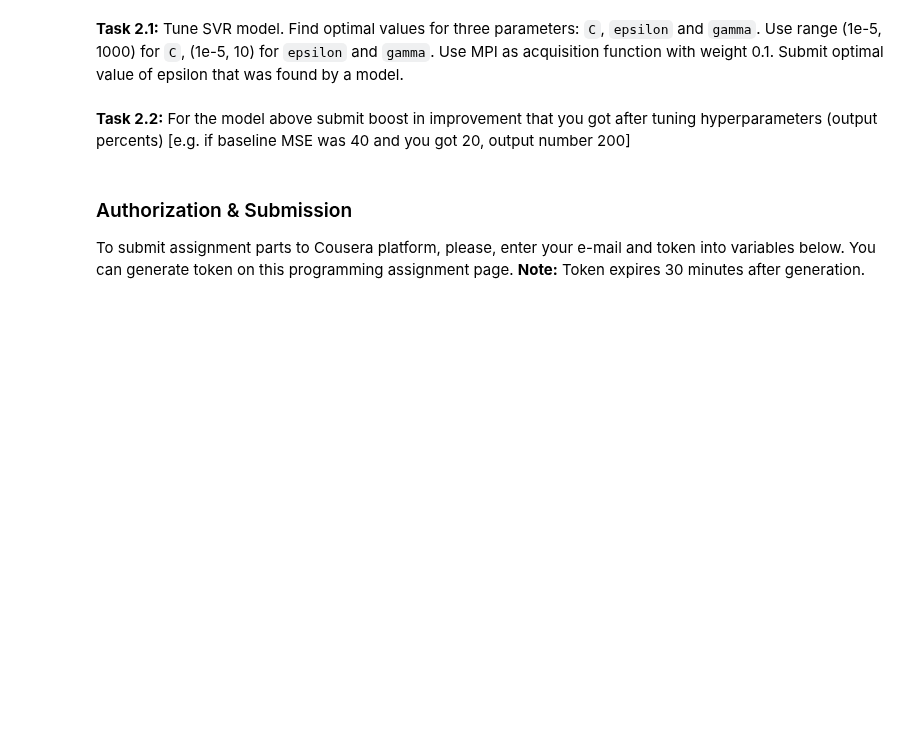
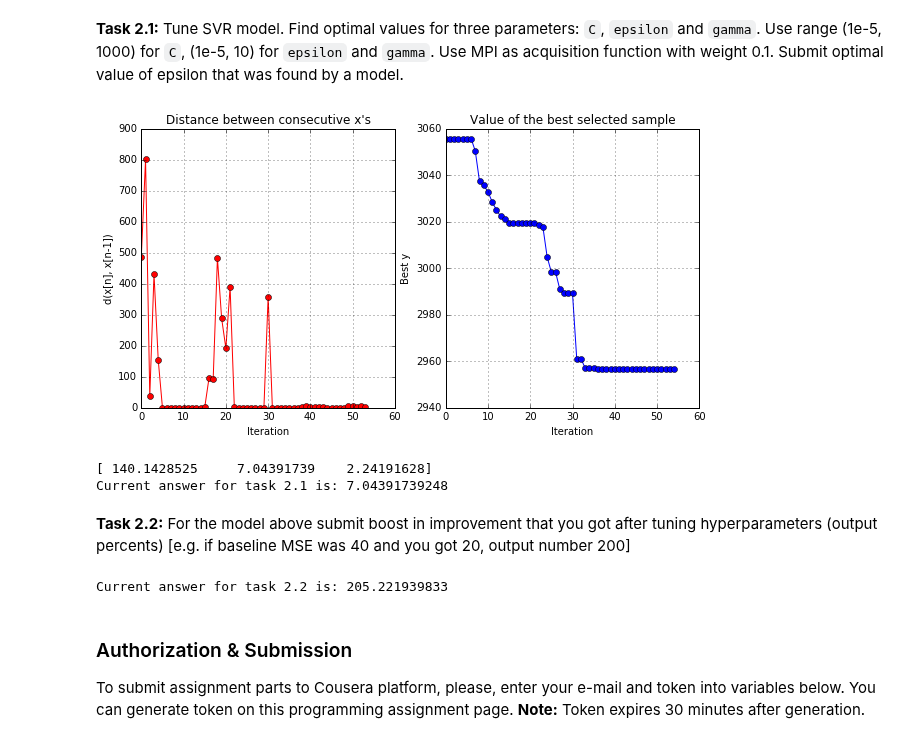
Before and after one commit to pmatthews91/BMMLExamples, a Jupyter notebook: Week6/Week6GPy.ipynb, the cells around one changed output. Cells and saved outputs as stored; diff of their text form; code cells hidden in the pictures; blank space fills up the shorter version.

Commit message:
Fixes for task 2 and submission

```diff
--- a/Week6/Week6GPy.ipynb
+++ b/Week6/Week6GPy.ipynb
@@ -258,41 +257,47 @@ We were able to get 9% boost wihtout tuning parameters by hand! Let's see if you
 # %%
 def f_SVR(parameters):
     parameters = parameters[0]
     score = -cross_val_score(
                 SVR(C=parameters[0],
                     epsilon=parameters[1],
                     gamma=parameters[2]),
                 X, y, scoring='neg_mean_squared_error').mean()
     score = np.array(score)
     return score
 
 baseline_SVR = -cross_val_score(SVR(), X, y, scoring='neg_mean_squared_error').mean()
 
 bounds_SVR = [
             {'name': 'C', 'type': 'continuous', 'domain': (1e-5, 1000)},
             {'name': 'epsilon', 'type': 'continuous', 'domain': (1e-5, 10)},
             {'name': 'gamma', 'type': 'continuous', 'domain': (1e-5, 10)}
          ]
 
 optimizer_SVR = GPyOpt.methods.BayesianOptimization(f=f_SVR, domain=bounds_SVR,
                                                 acquisition_type ='MPI',
-                                                acquisition_par = 0.1,
-                                                exact_eval=True)
+                                                acquisition_par = 0.1)
 
 max_iter_SVR = 50
 max_time_SVR = 60
 optimizer_SVR.run_optimization(max_iter_SVR, max_time_SVR)
 
 optimizer_SVR.plot_convergence()
 best_params = optimizer_SVR.X[np.argmin(optimizer_SVR.Y)]
+print(best_params)
+best_epsilon = best_params[1]
 
-best_epsilon = best_params[1]
 grader.submit_GPyOpt_1(best_epsilon)
+# %% [output]
+[figure, added]
+[ 140.1428525     7.04391739    2.24191628]
+Current answer for task 2.1 is: 7.04391739248
 # %% [markdown]
 <b>Task 2.2:</b> For the model above submit boost in improvement that you got after tuning hyperparameters (output percents) [e.g. if baseline MSE was 40 and you got 20, output number 200]
 # %%
-performance_boost = ### YOUR CODE HERE
+performance_boost = baseline_SVR/np.min(optimizer_SVR.Y)
 grader.submit_GPyOpt_2(performance_boost*100)
+# %% [output]
+Current answer for task 2.2 is: 205.221939833
 # %% [markdown]
 ### Authorization & Submission
 To submit assignment parts to Cousera platform, please, enter your e-mail and token into variables below. You can generate token on this programming assignment page. <b>Note:</b> Token expires 30 minutes after generation.
```
Also changed, not shown: parts of 3 cells of this notebook.
